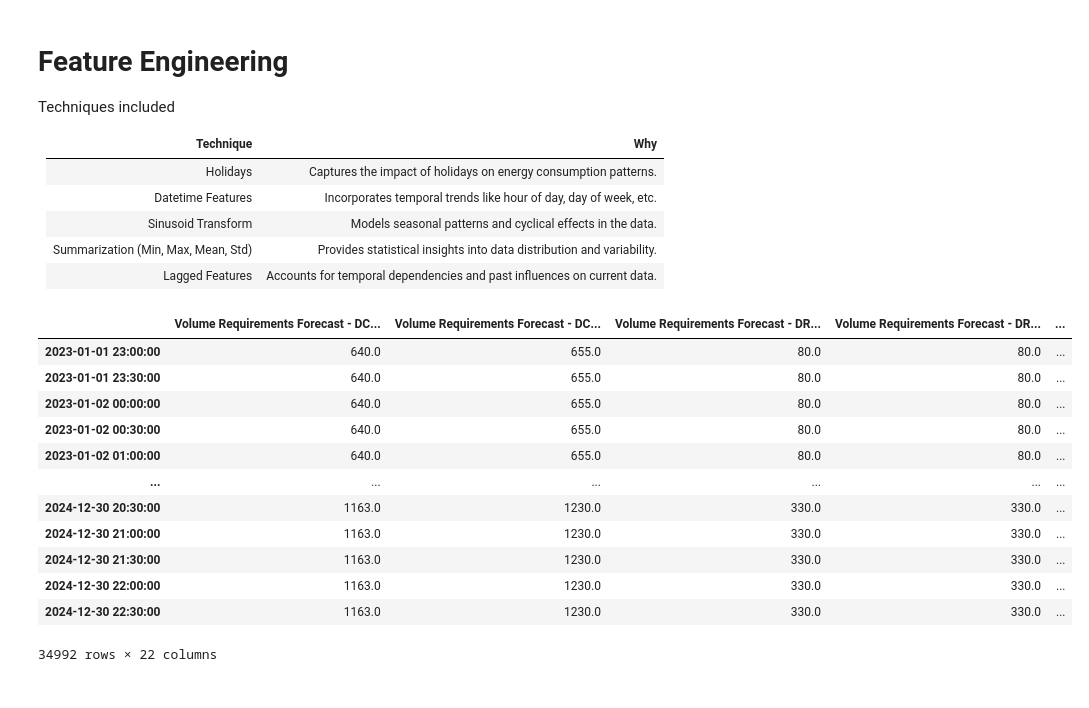
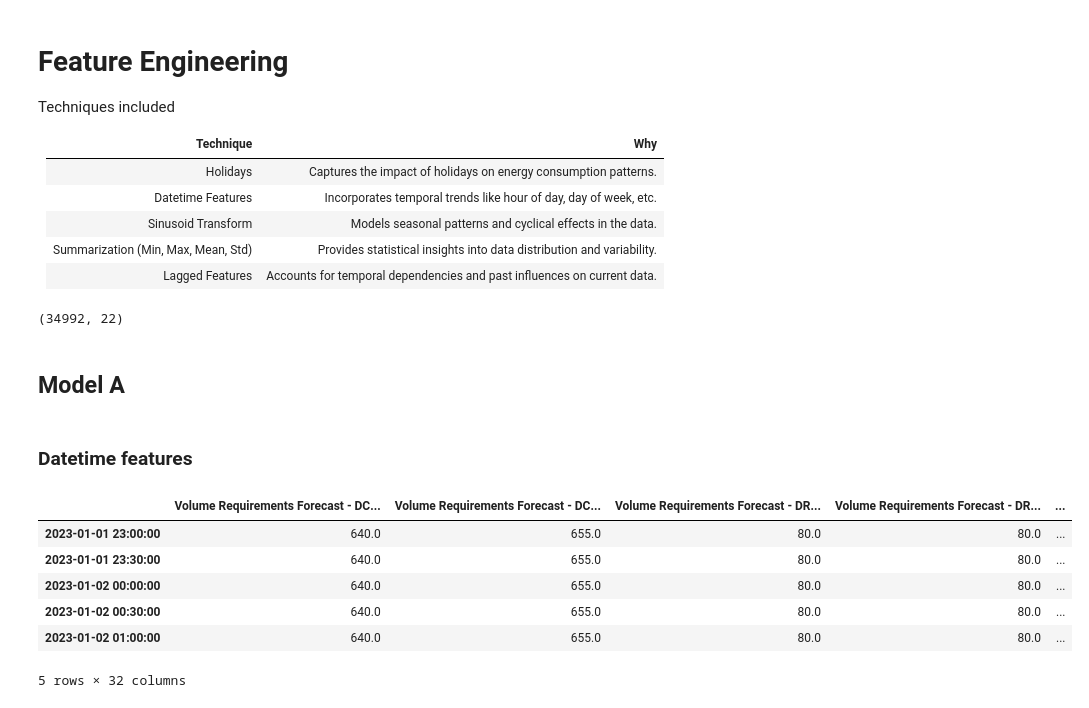
Before and after one commit to Nomercyme/energy_hackathon, a Jupyter notebook: main.ipynb, the cells around one changed output. Cells and saved outputs as stored; diff of their text form; code cells hidden in the pictures.

Commit message:
added lags feature engineering and started on Model A feature engineering

```diff
--- a/main.ipynb
+++ b/main.ipynb
@@ -288,18 +296,20 @@ Techniques included
 | Summarization (Min, Max, Mean, Std) | Provides statistical insights into data distribution and variability. |
 | Lagged Features        | Accounts for temporal dependencies and past influences on current data.|
 # %%
-df_merged_A
+df_merged_A.shape
 # %% [output]
-|  | Volume Requirements Forecast - DC... | Volume Requirements Forecast - DC... | Volume Requirements Forecast - DR... | Volume Requirements Forecast - DR... | ... |
-| 2023-01-01 23:00:00 | 640.0 | 655.0 | 80.0 | 80.0 | ... |
-| 2023-01-01 23:30:00 | 640.0 | 655.0 | 80.0 | 80.0 | ... |
-| 2023-01-02 00:00:00 | 640.0 | 655.0 | 80.0 | 80.0 | ... |
-| 2023-01-02 00:30:00 | 640.0 | 655.0 | 80.0 | 80.0 | ... |
-| 2023-01-02 01:00:00 | 640.0 | 655.0 | 80.0 | 80.0 | ... |
-| ... | ... | ... | ... | ... | ... |
-| 2024-12-30 20:30:00 | 1163.0 | 1230.0 | 330.0 | 330.0 | ... |
-| 2024-12-30 21:00:00 | 1163.0 | 1230.0 | 330.0 | 330.0 | ... |
-| 2024-12-30 21:30:00 | 1163.0 | 1230.0 | 330.0 | 330.0 | ... |
-| 2024-12-30 22:00:00 | 1163.0 | 1230.0 | 330.0 | 330.0 | ... |
-| 2024-12-30 22:30:00 | 1163.0 | 1230.0 | 330.0 | 330.0 | ... |
-34992 rows × 22 columns
+(34992, 22)
+# %% [markdown]
+## Model A
+# %% [markdown]
+### Datetime features
+# %%
+date_df = create_datetime_features(df_merged_A)
+# %% [output]
+|  | Volume Requirements Forecast - DC... | Volume Requirements Forecast - DC... | Volume Requirements Forecast - DR... | Volume Requirements Forecast - DR... | ... |
+| 2023-01-01 23:00:00 | 640.0 | 655.0 | 80.0 | 80.0 | ... |
+| 2023-01-01 23:30:00 | 640.0 | 655.0 | 80.0 | 80.0 | ... |
+| 2023-01-02 00:00:00 | 640.0 | 655.0 | 80.0 | 80.0 | ... |
+| 2023-01-02 00:30:00 | 640.0 | 655.0 | 80.0 | 80.0 | ... |
+| 2023-01-02 01:00:00 | 640.0 | 655.0 | 80.0 | 80.0 | ... |
+5 rows × 32 columns
```
Also changed, not shown: parts of 13 cells of this notebook, 2 other files.
